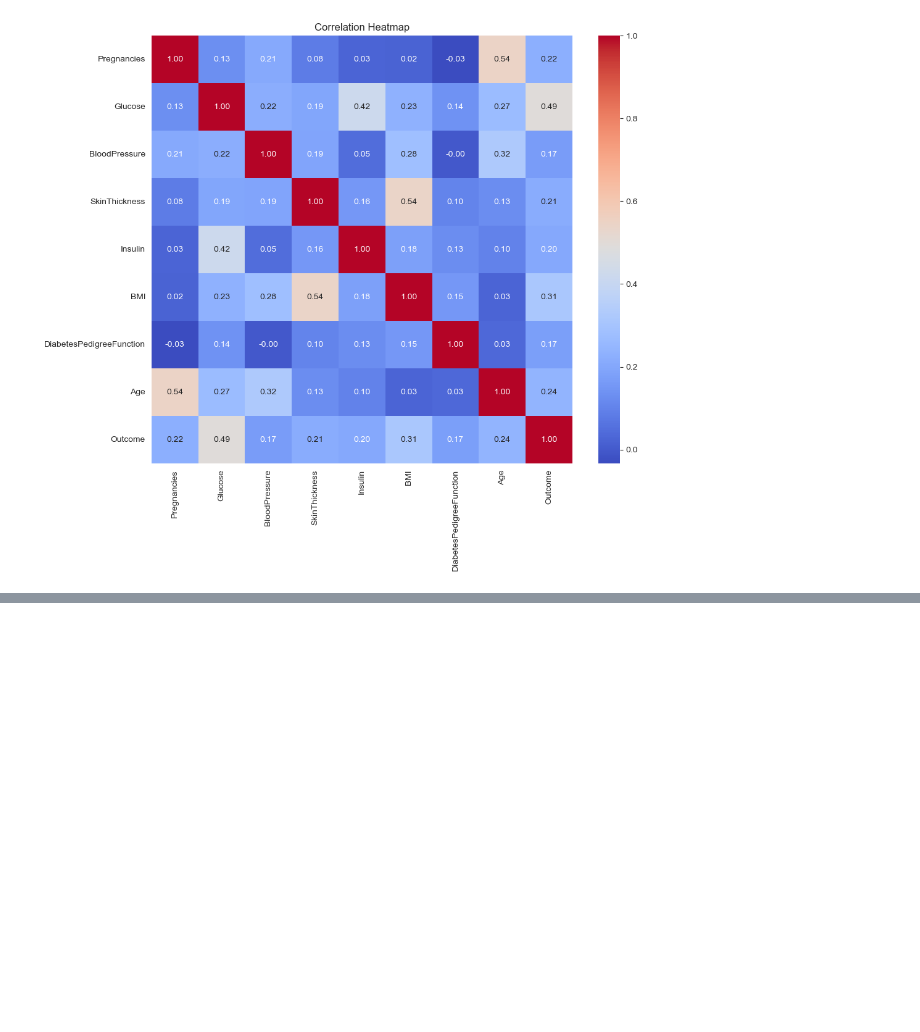
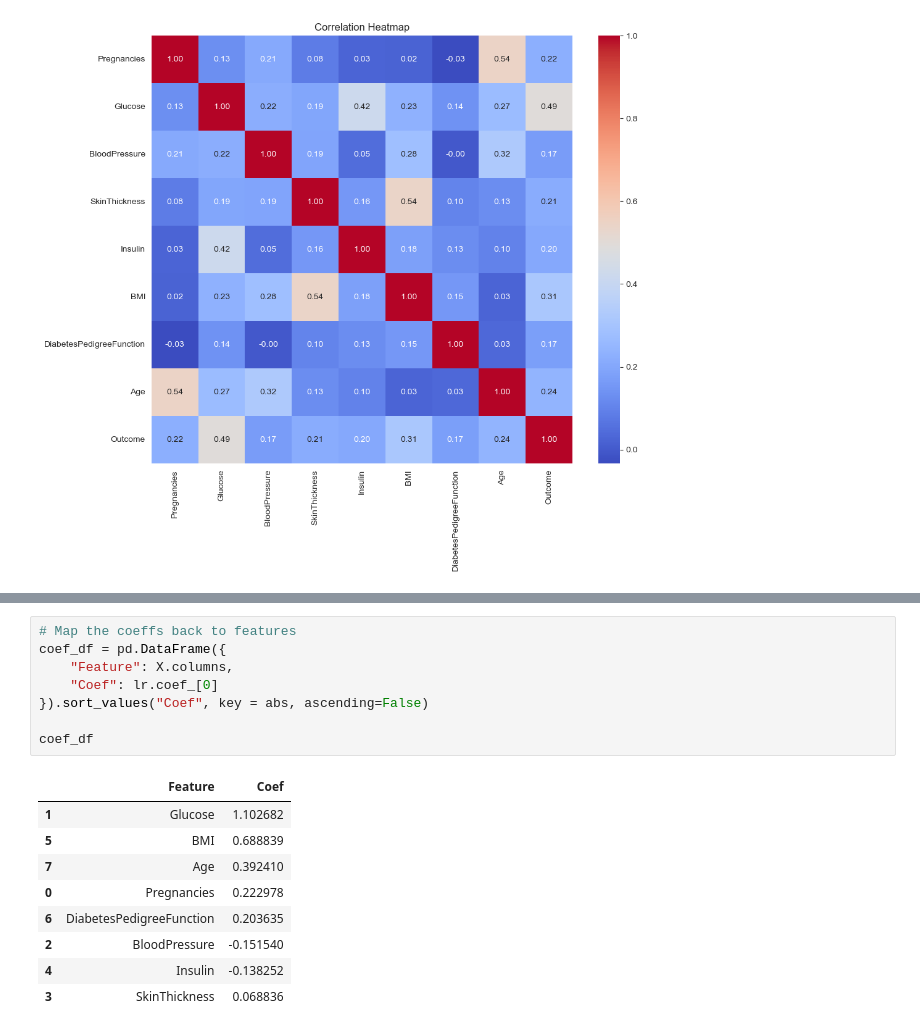
Before and after one commit to CodePQ/diabetes-prediction, a Jupyter notebook: diabetes_prediction.ipynb, the cells around one changed output, grey strips where cells are left out. Cells and saved outputs as stored; diff of their text form; blank space fills up the shorter version.

```diff
--- a/diabetes_prediction.ipynb
+++ b/diabetes_prediction.ipynb
@@ -102,0 +184,18 @@ plt.show()
+# %%
+# Map the coeffs back to features
+coef_df = pd.DataFrame({
+    "Feature": X.columns,
+    "Coef": lr.coef_[0]
+}).sort_values("Coef", key = abs, ascending=False)
+
+coef_df
+# %% [output]
+|  | Feature | Coef |
+| 1 | Glucose | 1.102682 |
+| 5 | BMI | 0.688839 |
+| 7 | Age | 0.392410 |
+| 0 | Pregnancies | 0.222978 |
+| 6 | DiabetesPedigreeFunction | 0.203635 |
+| 2 | BloodPressure | -0.151540 |
+| 4 | Insulin | -0.138252 |
+| 3 | SkinThickness | 0.068836 |
```
Also changed, not shown: parts of 8 cells of this notebook.
